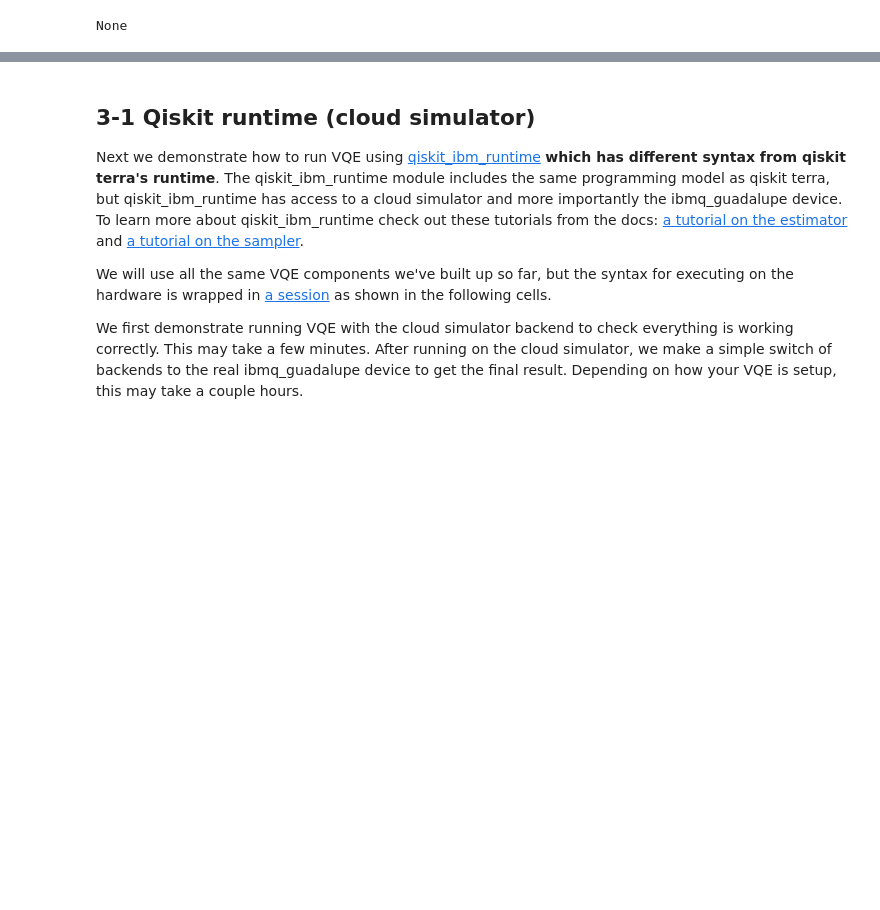
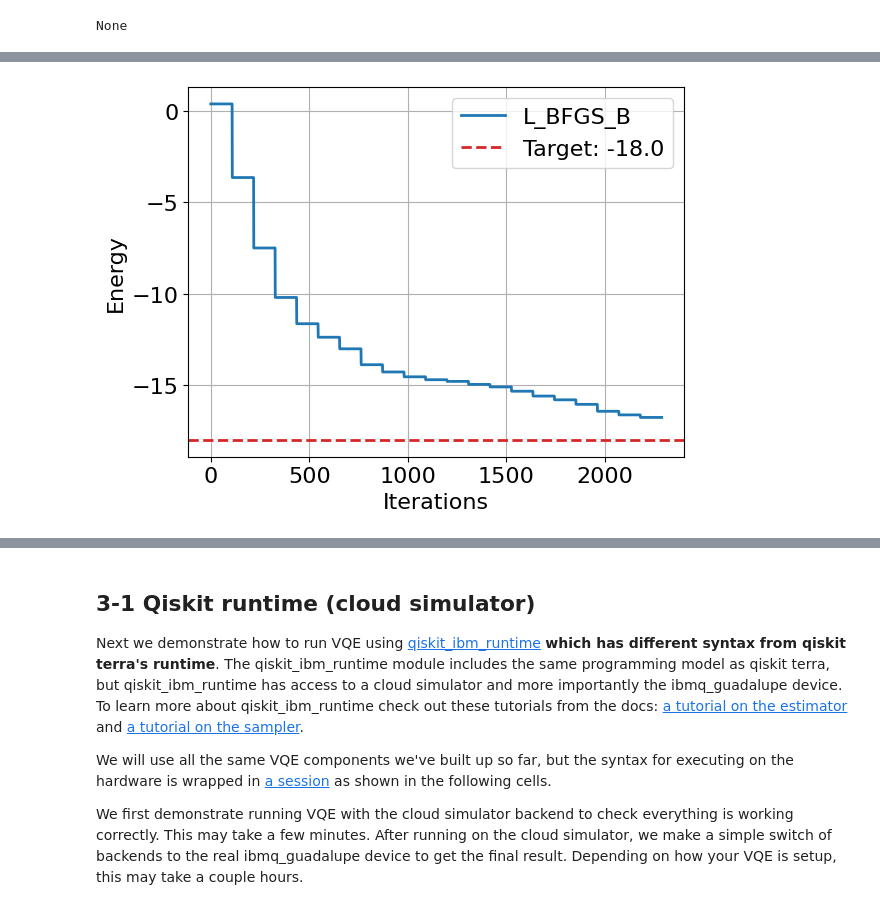
Before and after one commit to buttercutter/open-science-prize-2022, a Jupyter notebook: kagome-vqe-Pulse.ipynb, the cells around one changed output, grey strips where cells are left out. Saved outputs shown, nothing was run; the diff lists cells and outputs as text; code cells hidden in the pictures; blank space fills up the shorter version.

```diff
--- a/kagome-vqe-Pulse.ipynb
+++ b/kagome-vqe-Pulse.ipynb
@@ -681,0 +882,81 @@ None
+# %%
+scale = [3.5]
+learning_rate = 0.01
+iterations = 20
+optimizers = [
+    L_BFGS_B(maxiter=iterations),
+    #SLSQP(maxiter=iterations),
+    #GradientDescent(maxiter=iterations, learning_rate=learning_rate),
+]
+def rel_err(target, measured):
+    return abs((target - measured) / target)
+
+init_data = np.array([-1.93640708e-01,  8.77843220e-01, -5.87942922e-03,  7.21338714e-03,
+        1.00129469e+00,  9.27394553e-01, -1.01335731e-03,  1.25919015e+00,
+        3.83016098e-01, -1.50925382e-04, -1.06324487e-01,  1.32526321e+00,
+        2.76609194e-03,  2.26807668e-01,  4.40356195e-01,  2.43814260e-03,
+        5.07045660e-01,  1.03614493e+00,  8.68302845e-01,  8.77187010e-01,
+        3.98385058e-01, -6.25193614e-02, -2.14299569e-02,  9.13765360e-01,
+        8.30550734e-01,  8.84800443e-01,  7.76260851e-01,  9.26233087e-01,
+        2.38872239e-01,  1.86033630e+00,  6.35749098e-01, -8.61349185e-01,
+        8.68278172e-01, -4.33523926e-01,  1.22000554e+00, -3.20202481e-01,
+        3.97013187e-01,  8.63298169e-01,  8.63727534e-01,  4.30371388e-01,
+        4.24974398e-01,  2.03370677e-01,  7.96763809e-01, -3.12863439e-03,
+        8.63741935e-01,  4.31087154e-01,  4.73275973e-01,  3.84610882e-02,
+        8.63712979e-01,  1.01289061e+00, -4.47933404e-02,  3.86788333e-01,
+        5.08822363e-04,  8.58997909e-01,  1.42762756e+00, -2.62838178e-03,
+        8.64926531e-01,  1.22009559e+00,  7.54462934e-02, -5.22254676e-02,
+       -3.66583654e-01,  5.62763274e-01, -3.14979029e-01,  8.97725639e-01,
+        1.40882111e+00,  1.69636651e-01,  1.27475965e+00, -3.67630901e-01,
+       -1.33301080e-01, -1.80829726e-04, -7.74279819e-02,  1.28613892e+00,
+        1.34658466e+00,  3.16411858e-01, -2.44661020e-01, -4.97629489e-01,
+        8.66828448e-01,  8.66416521e-02, -2.69025676e-01,  7.39419609e-01,
+        9.73158964e-01,  8.64756195e-01,  5.68211072e-01, -3.26855297e-01,
+        1.17603609e-05,  6.32617783e-01,  4.30512045e-01,  8.63986815e-01,
+        5.07830199e-01,  9.51975245e-01,  2.18061856e-01, -2.66024537e-02,
+       -2.12124578e-01,  8.59286062e-01,  1.79001951e-03, -3.42063506e-04,
+        8.71274060e-01,  3.89806474e-01,  5.33303571e-01, -1.23105463e-01,
+       -4.36328181e-01,  1.30547288e+00,  6.26579450e-01,  4.29653123e-01,
+        8.88418646e-01,  7.85784423e-02,  1.18363556e-03,  7.24446652e-02])
+
+for i, scale_value in enumerate(scale):
+    print("Scale:", scale_value)
+    qc_pulse_efficient = get_stretched_pulses(ansatz_opt, backend, scale_value)
+    ansatz = qc_pulse_efficient
+    converge_cnts = np.empty([len(optimizers)], dtype=object)
+
+    for i, optimizer_selected in enumerate(optimizers):
+        print('\rOptimizer: {}        '.format(type(optimizer_selected).__name__), end='')
+        #algorithm_globals.random_seed = 50
+
+        intermediate_info = []
+        counts = []
+        values = []
+        estimator = Estimator([ansatz], [ham_16])
+
+        # Setup VQE algorithm
+        custom_vqe = CustomVQE(estimator, ansatz, optimizer_selected, callback=callback, init_data=init_data)
+
+        # Run the custom VQE function and monitor execution time
+        start = time()
+        result = custom_vqe.compute_minimum_eigenvalue(ham_16)
+        end = time()
+
+        print(result)
+        print(f'execution time (s): {end - start:.2f}')
+
+        rel_error = rel_err(gs_energy, result.eigenvalue)
+        print("Relative error ", optimizer_selected, " ", rel_error)
+
+        converge_cnts[i] = np.asarray(intermediate_info)
+
+    for i, optimizer in enumerate(optimizers):
+        plt.plot(converge_cnts[i], lw=2, label=type(optimizer).__name__)
+    plt.ylabel('Energy')
+    plt.xlabel('Iterations')
+    # Exact ground state energy value
+    plt.axhline(y=gs_energy, color="tab:red", ls="--", lw=2, label="Target: " + str(gs_energy))
+    plt.legend()
+    plt.grid()
+    display(plt.show())
+# %% [output]
@@ -681,0 +980 @@ None
+[figure, added]
```
Also changed, not shown: parts of 5 cells of this notebook.
